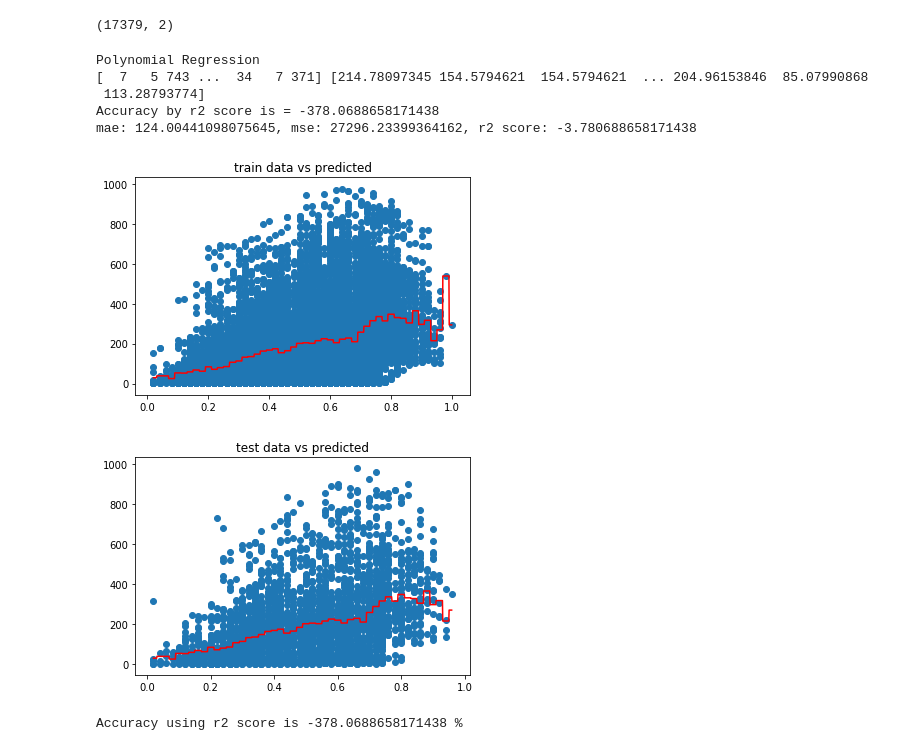
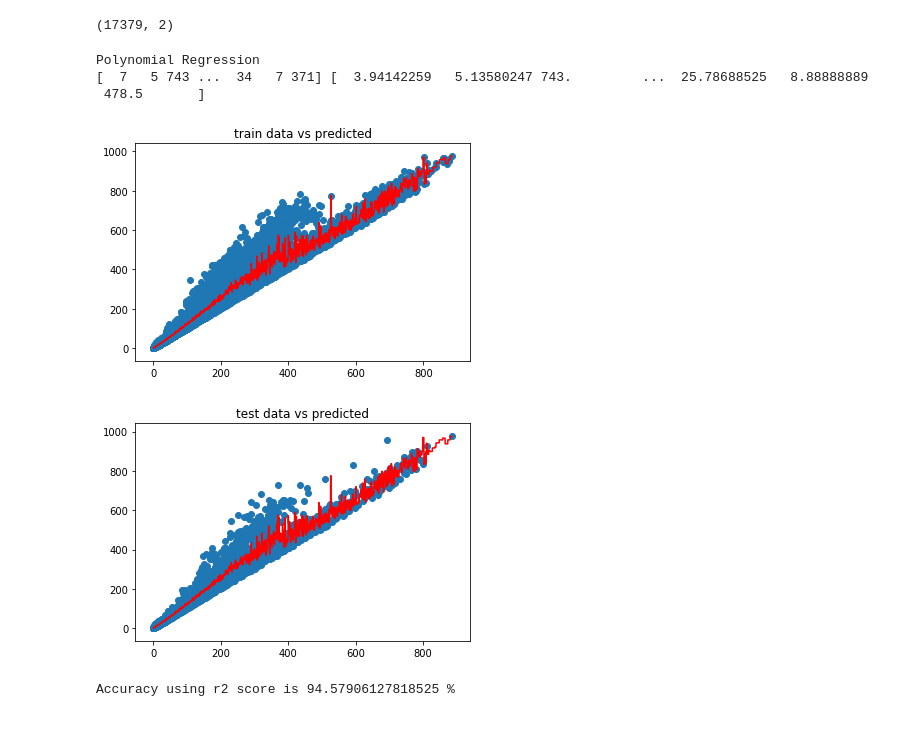
Before and after one commit to deepak5998/Bl-Machine, a Jupyter notebook: Week9/Decision_Tree_SKLearn/Problem2/predict number of bikes getting shared based on different parameters .ipynb, the cells around one changed output. Cells and saved outputs as stored; diff of their text form; code cells hidden in the pictures.

```diff
--- a/Week9/Decision_Tree_SKLearn/Problem2/predict number of bikes getting shared based on different parameters .ipynb
+++ b/Week9/Decision_Tree_SKLearn/Problem2/predict number of bikes getting shared based on different parameters .ipynb
@@ -38,7 +38,7 @@ dataframe.sample()
 # %%
-dataframe  = dataframe[['temp','cnt']]
+dataframe  = dataframe[['registered','cnt']]
 # %%
-dataframe = dataframe.rename(columns={'temp':'x','cnt':'y'})
+dataframe = dataframe.rename(columns={'registered':'x','cnt':'y'})
 # %%
 dataframe.isna().sum()
 # %% [output]
@@ -90,7 +90,7 @@ class Decision_Regression:
 
     def plotter(self,X,Y,reg,plot_title):
         # smoothening the plot so that we can see a smooth curve so getting points with difference 0.1
-        X_smooth = np.arange(X.min(),X.max(),0.001)
+        X_smooth = np.arange(X.min(),X.max(),0.01)
         plt.title(plot_title)
         plt.plot(X_smooth,reg.predict(X_smooth.reshape(-1,1)),color='r')
         plt.scatter(X,Y)
@@ -106,43 +106,39 @@ class Decision_Regression:
         train_Y = dataframe['y'].values
         # spilling train and test data
         train_data, test_data, train_Y, test_Y = train_test_split(train_data,train_Y, test_size=0.2,random_state=0)
+
         # geting the values of x till the degree provided
-
         dec_reg.fit(train_data.reshape(-1,1),train_Y.reshape(-1,1))
 
         # predicting the values on basis of our input data
         Ypred = dec_reg.predict(test_data.reshape(-1,1))
-
-        print(test_Y,Ypred)
 
          # error calculations
         mse = mean_squared_error(Ypred,test_Y)
         mae = mean_absolute_error(Ypred,test_Y)
         r_score = r2_score(Ypred,test_Y)
         accuracy = r_score*100
-        print("Accuracy by r2 score is = {}".format(accuracy))
-        print("mae: {}, mse: {}, r2 score: {}".format(mae,mse,r_score))
+#         print("Accuracy by r2 score is = {}".format(accuracy))
+#         print("mae: {}, mse: {}, r2 score: {}".format(mae,mse,r_score))
 
         # plotting
         self.plotter(train_data,train_Y,dec_reg,'train data vs predicted')
         self.plotter(test_data,test_Y,dec_reg,'test data vs predicted')
         print("Accuracy using r2 score is {} %".format(accuracy))
 
     def main(self,dataframe):
 #         try:
         self.Decision_Regression_demo(dataframe)
 #         except Exception as e:
 #             print("Process stopped because ",e)
 
 if __name__ == '__main__':
     obj = Decision_Regression()
     obj.main(dataframe)
 # %% [output]
 Polynomial Regression
-[  7   5 743 ...  34   7 371] [214.78097345 154.5794621  154.5794621  ... 204.96153846  85.07990868
- 113.28793774]
-Accuracy by r2 score is = -378.0688658171438
-mae: 124.00441098075645, mse: 27296.23399364162, r2 score: -3.780688658171438
+[  7   5 743 ...  34   7 371] [  3.94142259   5.13580247 743.         ...  25.78688525   8.88888889
+ 478.5       ]
-[figure, old version]
+[figure, new version]
-[figure, old version]
+[figure, new version]
-Accuracy using r2 score is -378.0688658171438 %
+Accuracy using r2 score is 94.57906127818525 %
```
Also changed, not shown: parts of 5 cells of this notebook.
